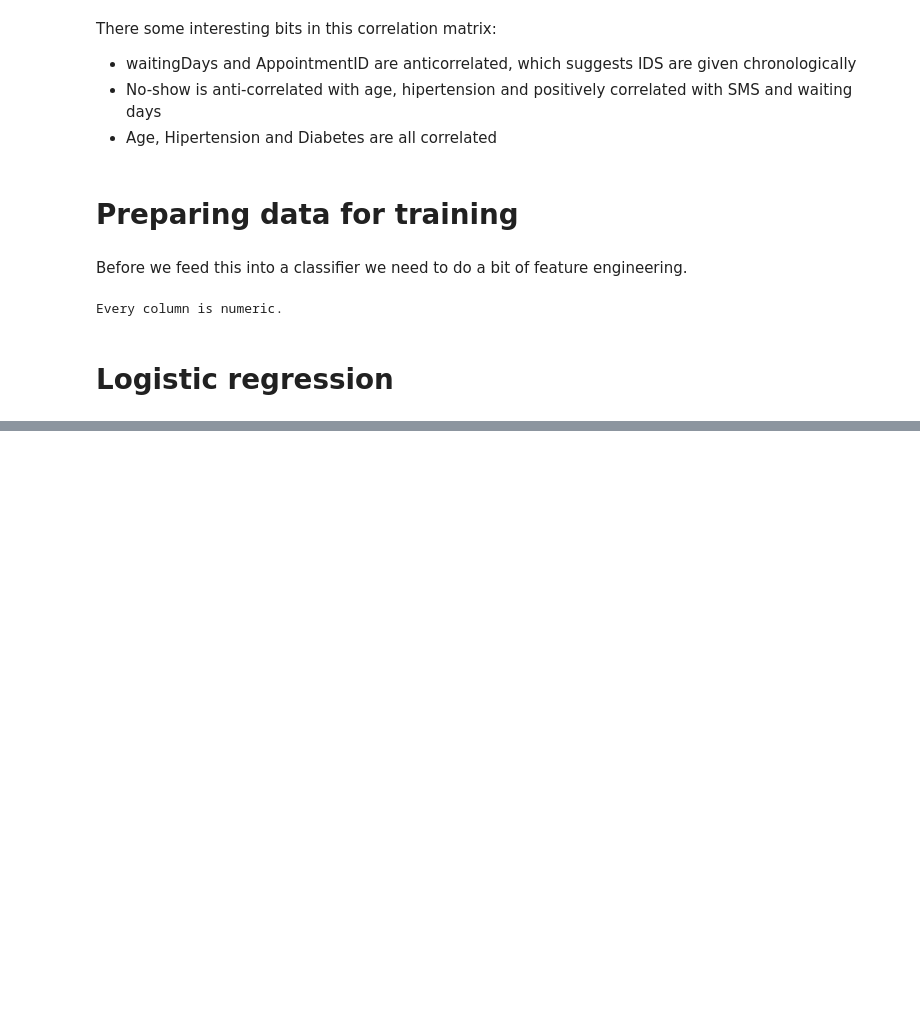
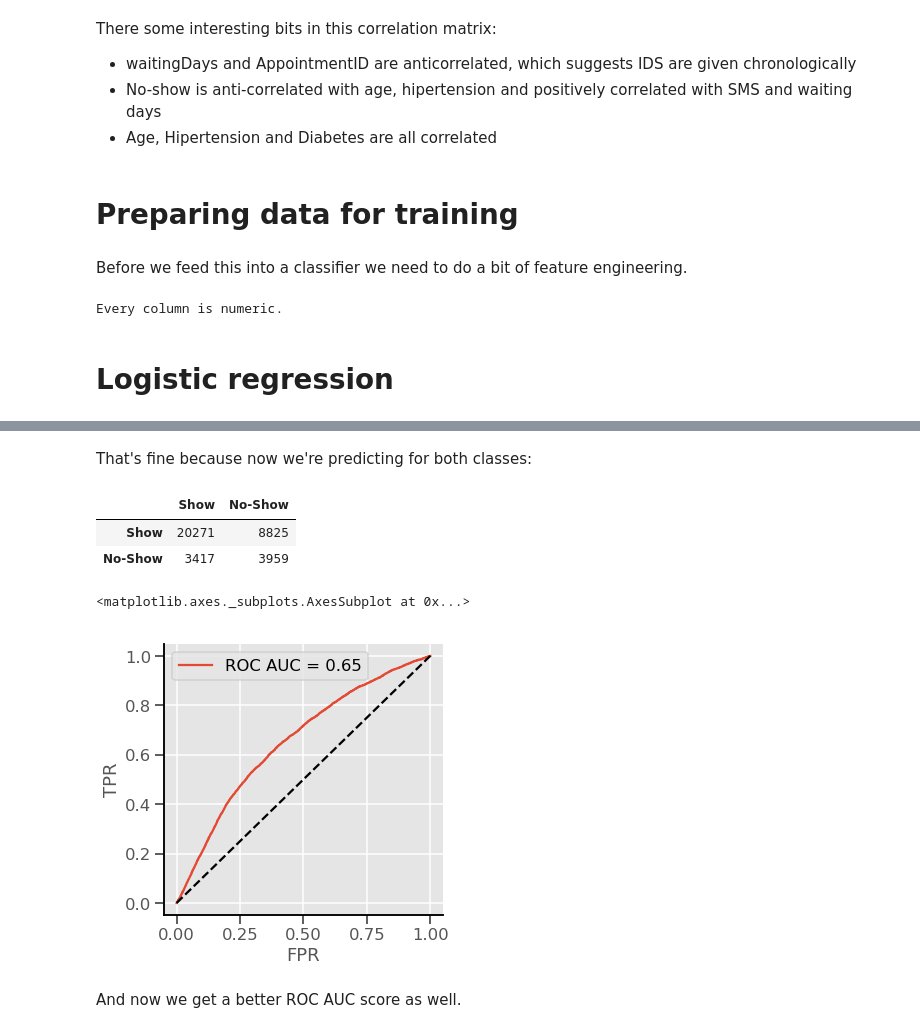
Before and after one commit to modw/medical-appointment-noshow, a Jupyter notebook: EDA and classification.ipynb, the cells around one changed output, grey strips where cells are left out. Drawn from its saved outputs; the diff is of its cells as text; code cells hidden in the pictures; blank space fills up the shorter version.

```diff
--- a/EDA and classification.ipynb
+++ b/EDA and classification.ipynb
@@ -360,2 +438,2 @@ X_train, X_test, y_train, y_test = train_test_split(X, y, test_size=0.33)
 # %%
-clf = LogisticRegression(solver='lbfgs')
+clf = LogisticRegression(solver='lbfgs', class_weight='balanced')
@@ -406,0 +451,17 @@ plt.plot([0,1],[0,1],'k--')
+# %% [markdown]
+That's fine because now we're predicting for both classes:
+# %%
+labels = ['Show', 'No-Show']
+y_pred = clf.predict(X_test)
+pd.DataFrame(confusion_matrix(y_test, y_pred), index=labels, columns=labels)
+# %% [output]
+|  | Show | No-Show |
+| Show | 20271 | 8825 |
+| No-Show | 3417 | 3959 |
+# %%
+plot_roc_curve(clf, X_test, y_test)
+# %% [output]
+<matplotlib.axes._subplots.AxesSubplot at 0x...>
+[figure, added]
+# %% [markdown]
+And now we get a better ROC AUC score as well.
```
Also changed, not shown: parts of 37 cells of this notebook.
